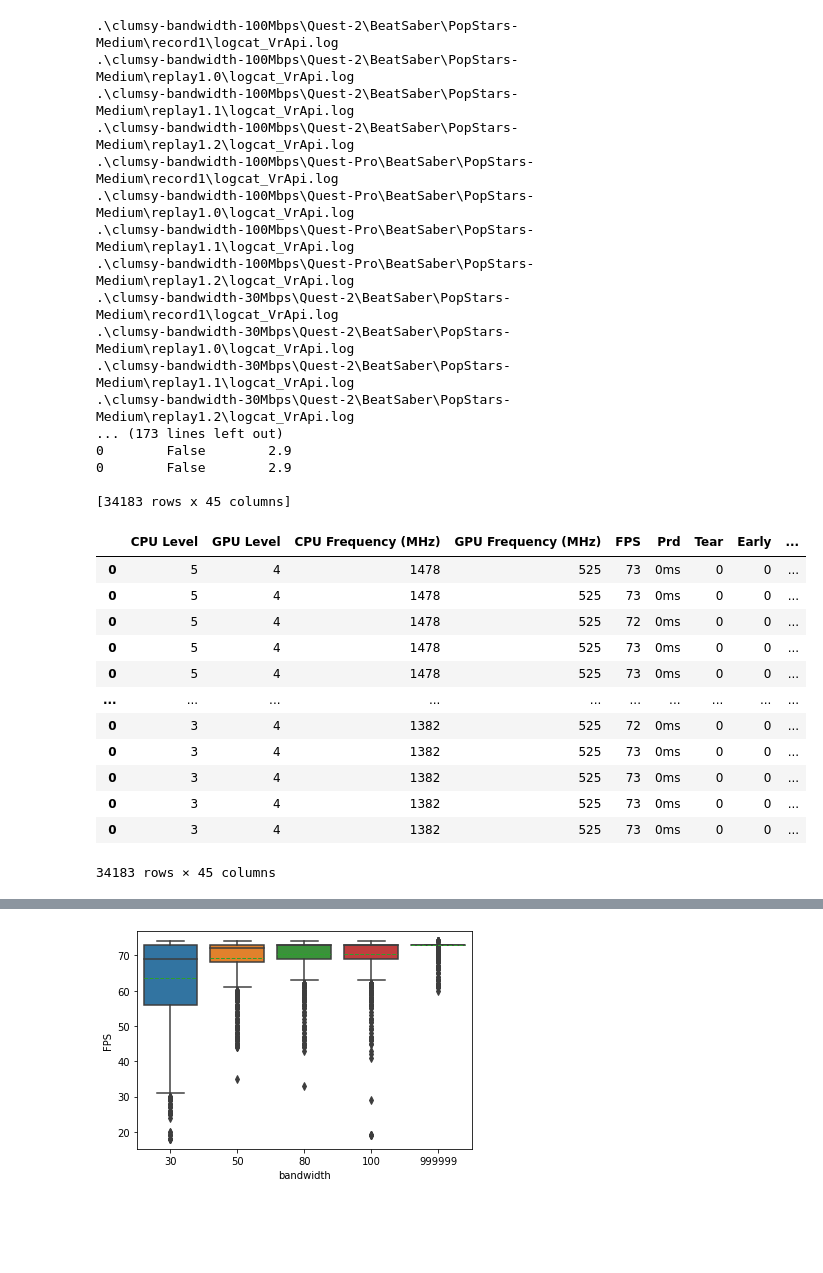
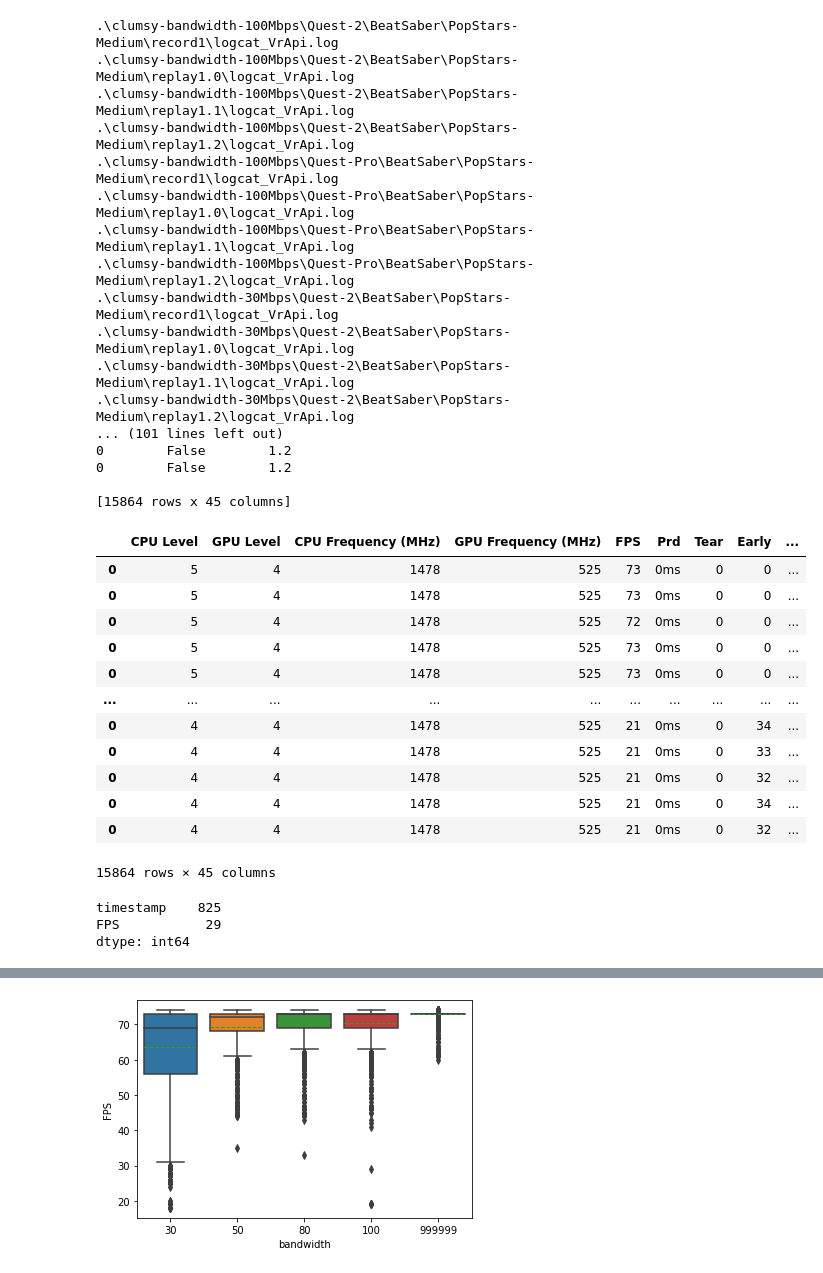
Before and after one commit to Raiduy/librnr-experiments, a Jupyter notebook: new-systemmetrics.ipynb, the cells around one changed output, grey strips where cells are left out. Cells and saved outputs as stored; diff of their text form; code cells hidden in the pictures; blank space fills up the shorter version.

Commit message:
fix timestamps

```diff
--- a/new-systemmetrics.ipynb
+++ b/new-systemmetrics.ipynb
@@ -13,12 +13,14 @@ def find_clumsy_directories(root='.'):
     res = []
     for dirpath, dirnames, filenames in os.walk(root):
         for dirname in dirnames:
-            if 'clumsy' in dirname.lower() or 'validation' in dirname.lower():
+            if 'clumsy' in dirname.lower(): #or 'validation' in dirname.lower():
                 res.append(os.path.join(dirpath, dirname))
     return res
 
 def reset_timestamp(df):
-    df['timestamp'] = df['timestamp'] - df['timestamp'][0]
+    # df['timestamp'] = df['timestamp'] - df['timestamp'][0]
+    #reset timestamp to 0
+    df['timestamp'] = df['timestamp'] - df['timestamp'].min()
     return df
 
 def process_line(line):
@@ -48,7 +50,8 @@ def process_line(line):
 #     print(pairs[0].split('='))
 #     d = {x.split('=')[0] : x.split('=')[1] for x in pairs}
 #     print(d)
-    d["timestamp"] = timestamp
+    d["timestamp"] = pd.to_datetime(timestamp, format='%H:%M:%S.%f')
+    d["timestamp"] = d["timestamp"].timestamp()
 #     print(d)
     return pd.DataFrame(d, index=[0])
 
@@ -64,7 +67,7 @@ def create_dataframe(file_path):
         if len(line) < 300:
             continue
         new_d = process_line(line)
-        df = df.append(new_d)
+        df = pd.concat([df,new_d])
 
 #     df.index.name = 'timestamp'
 #     df = df.reset_index()
@@ -85,7 +88,8 @@ def create_dataframe(file_path):
     df['is_wireless'] = '-W' in file_path.split('\\')[3]
     df['repetition'] = file_path.split('\\')[5].strip('record') if 'record' in file_path.split('\\')[5] else file_path.split('\\')[5].strip('replay')
 
-    df.to_csv(f'.\\{file_path.strip(".log")}.csv', index=False)
+    df = reset_timestamp(df)
+    # df.to_csv(f'.\\{file_path.strip(".log")}.csv', index=False)
 
     return df
 
@@ -97,40 +101,52 @@ for clumsy in clumsy_dirs:
     for root, dirs, files in os.walk(clumsy, topdown=False):
         for name in files:
             if name == 'logcat_VrApi.log':
                 print(os.path.join(root, name))
                 df_aggregated = pd.concat([df_aggregated, create_dataframe(os.path.join(root, name))])
 
 print(df_aggregated)
 df = df_aggregated
 df
 # %% [output]
 .\clumsy-bandwidth-100Mbps\Quest-2\BeatSaber\PopStars-Medium\record1\logcat_VrApi.log
 .\clumsy-bandwidth-100Mbps\Quest-2\BeatSaber\PopStars-Medium\replay1.0\logcat_VrApi.log
 .\clumsy-bandwidth-100Mbps\Quest-2\BeatSaber\PopStars-Medium\replay1.1\logcat_VrApi.log
 .\clumsy-bandwidth-100Mbps\Quest-2\BeatSaber\PopStars-Medium\replay1.2\logcat_VrApi.log
 .\clumsy-bandwidth-100Mbps\Quest-Pro\BeatSaber\PopStars-Medium\record1\logcat_VrApi.log
 .\clumsy-bandwidth-100Mbps\Quest-Pro\BeatSaber\PopStars-Medium\replay1.0\logcat_VrApi.log
 .\clumsy-bandwidth-100Mbps\Quest-Pro\BeatSaber\PopStars-Medium\replay1.1\logcat_VrApi.log
 .\clumsy-bandwidth-100Mbps\Quest-Pro\BeatSaber\PopStars-Medium\replay1.2\logcat_VrApi.log
 .\clumsy-bandwidth-30Mbps\Quest-2\BeatSaber\PopStars-Medium\record1\logcat_VrApi.log
 .\clumsy-bandwidth-30Mbps\Quest-2\BeatSaber\PopStars-Medium\replay1.0\logcat_VrApi.log
 .\clumsy-bandwidth-30Mbps\Quest-2\BeatSaber\PopStars-Medium\replay1.1\logcat_VrApi.log
 .\clumsy-bandwidth-30Mbps\Quest-2\BeatSaber\PopStars-Medium\replay1.2\logcat_VrApi.log
-... (173 lines left out)
-0        False        2.9
-0        False        2.9
+... (101 lines left out)
+0        False        1.2
+0        False        1.2
 
-[34183 rows x 45 columns]
+[15864 rows x 45 columns]
 |  | CPU Level | GPU Level | CPU Frequency (MHz) | GPU Frequency (MHz) | FPS | Prd | Tear | Early | ... |
 | 0 | 5 | 4 | 1478 | 525 | 73 | 0ms | 0 | 0 | ... |
 | 0 | 5 | 4 | 1478 | 525 | 73 | 0ms | 0 | 0 | ... |
 | 0 | 5 | 4 | 1478 | 525 | 72 | 0ms | 0 | 0 | ... |
 | 0 | 5 | 4 | 1478 | 525 | 73 | 0ms | 0 | 0 | ... |
 | 0 | 5 | 4 | 1478 | 525 | 73 | 0ms | 0 | 0 | ... |
 | ... | ... | ... | ... | ... | ... | ... | ... | ... | ... |
-| 0 | 3 | 4 | 1382 | 525 | 72 | 0ms | 0 | 0 | ... |
-| 0 | 3 | 4 | 1382 | 525 | 73 | 0ms | 0 | 0 | ... |
-| 0 | 3 | 4 | 1382 | 525 | 73 | 0ms | 0 | 0 | ... |
-| 0 | 3 | 4 | 1382 | 525 | 73 | 0ms | 0 | 0 | ... |
-| 0 | 3 | 4 | 1382 | 525 | 73 | 0ms | 0 | 0 | ... |
+| 0 | 4 | 4 | 1478 | 525 | 21 | 0ms | 0 | 34 | ... |
+| 0 | 4 | 4 | 1478 | 525 | 21 | 0ms | 0 | 33 | ... |
+| 0 | 4 | 4 | 1478 | 525 | 21 | 0ms | 0 | 32 | ... |
+| 0 | 4 | 4 | 1478 | 525 | 21 | 0ms | 0 | 34 | ... |
+| 0 | 4 | 4 | 1478 | 525 | 21 | 0ms | 0 | 32 | ... |
-34183 rows × 45 columns
+15864 rows × 45 columns
+# %%
+plt.rcParams['font.family'] = 'Arial'
+custom_params = {"axes.spines.right": False, "axes.spines.top": False, "axes.grid": True, "axes.linewidth": 2.0}
+sns.set_theme(style="whitegrid", rc=custom_params)
+sns.set_palette("deep")
+
+plotme = df[(df['device'] == 'Quest-2') & (df['bandwidth'] == 50) & (df['dropchance'] == 0)]
+plotme[['timestamp','FPS']].nunique()
+# %% [output]
+timestamp    825
+FPS           29
+dtype: int64
```
Also changed, not shown: parts of 1 cell of this notebook.
